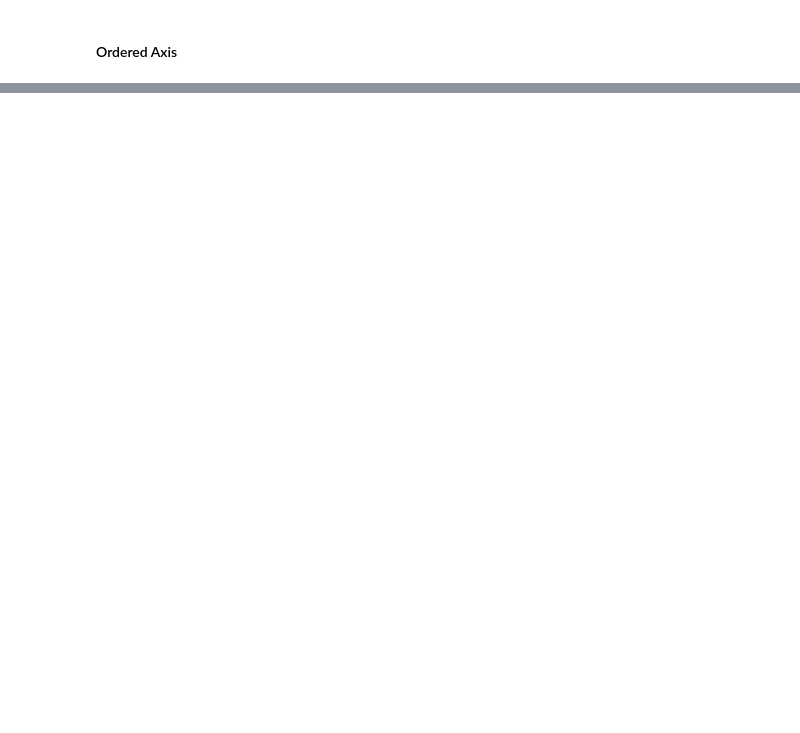
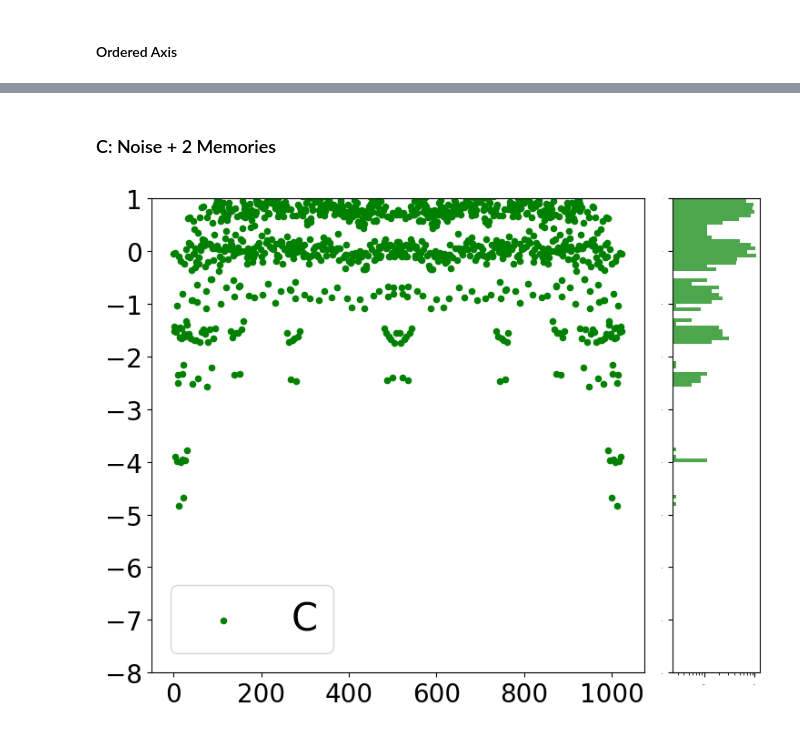
Before and after one commit to d-domeniconi/hopfield_network, a Jupyter notebook: learning_about_learning.ipynb, the cells around one changed output, grey strips where cells are left out. Drawn from its saved outputs; the diff is of its cells as text; code cells hidden in the pictures; blank space fills up the shorter version.

```diff
--- a/learning_about_learning.ipynb
+++ b/learning_about_learning.ipynb
@@ -265,0 +311,8 @@ plt.show()
+# %% [markdown]
+### C: Noise + 2 Memories
+# %%
+c_data = np.load("data/averages_trained_2.npz")
+
+hp.plot_energy_and_distribution('C', c_data["y"], plot_color='green')
+# %% [output]
+[figure, added]
```
Also changed, not shown: parts of 18 cells of this notebook, 22 other files.
